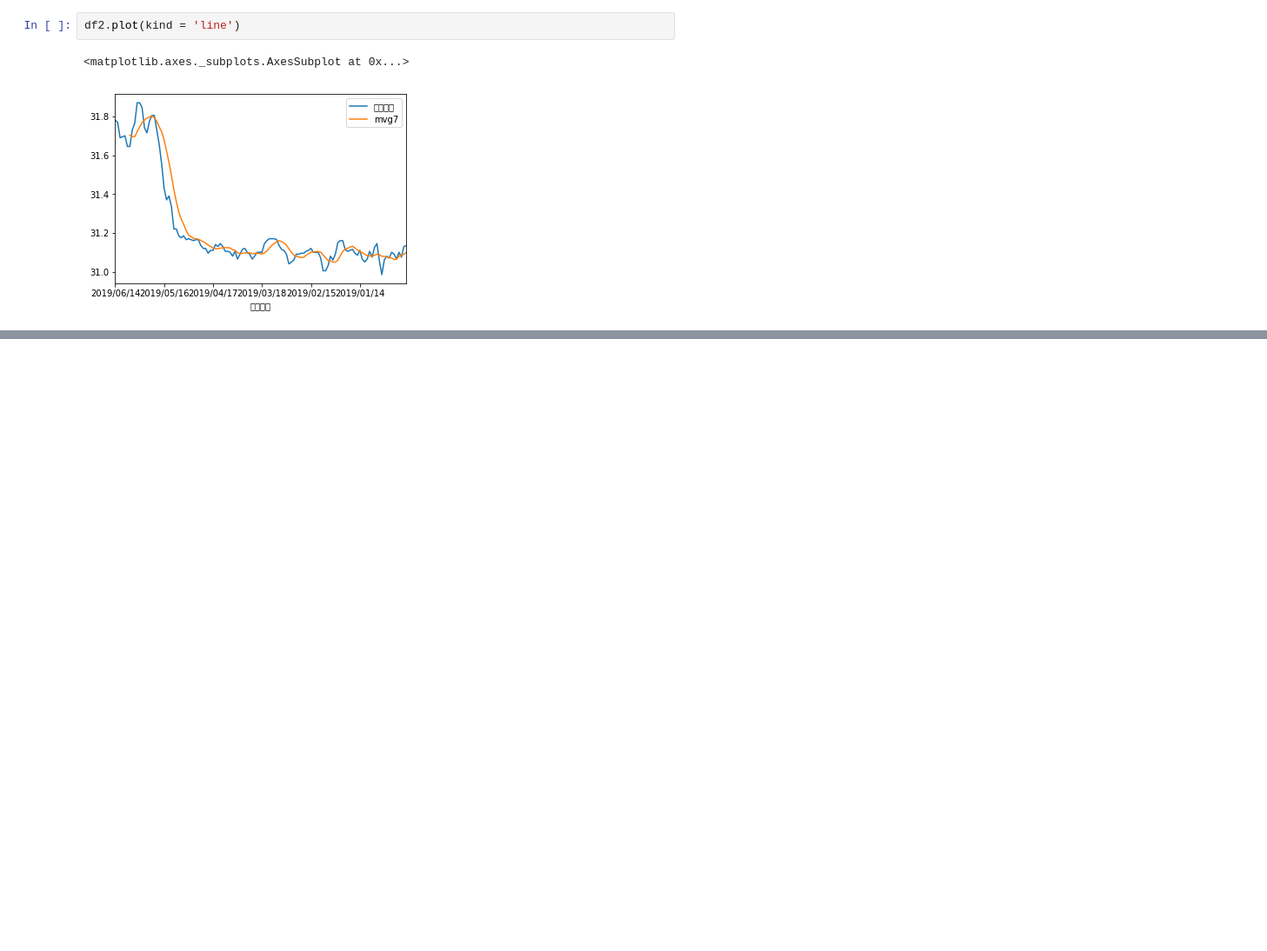
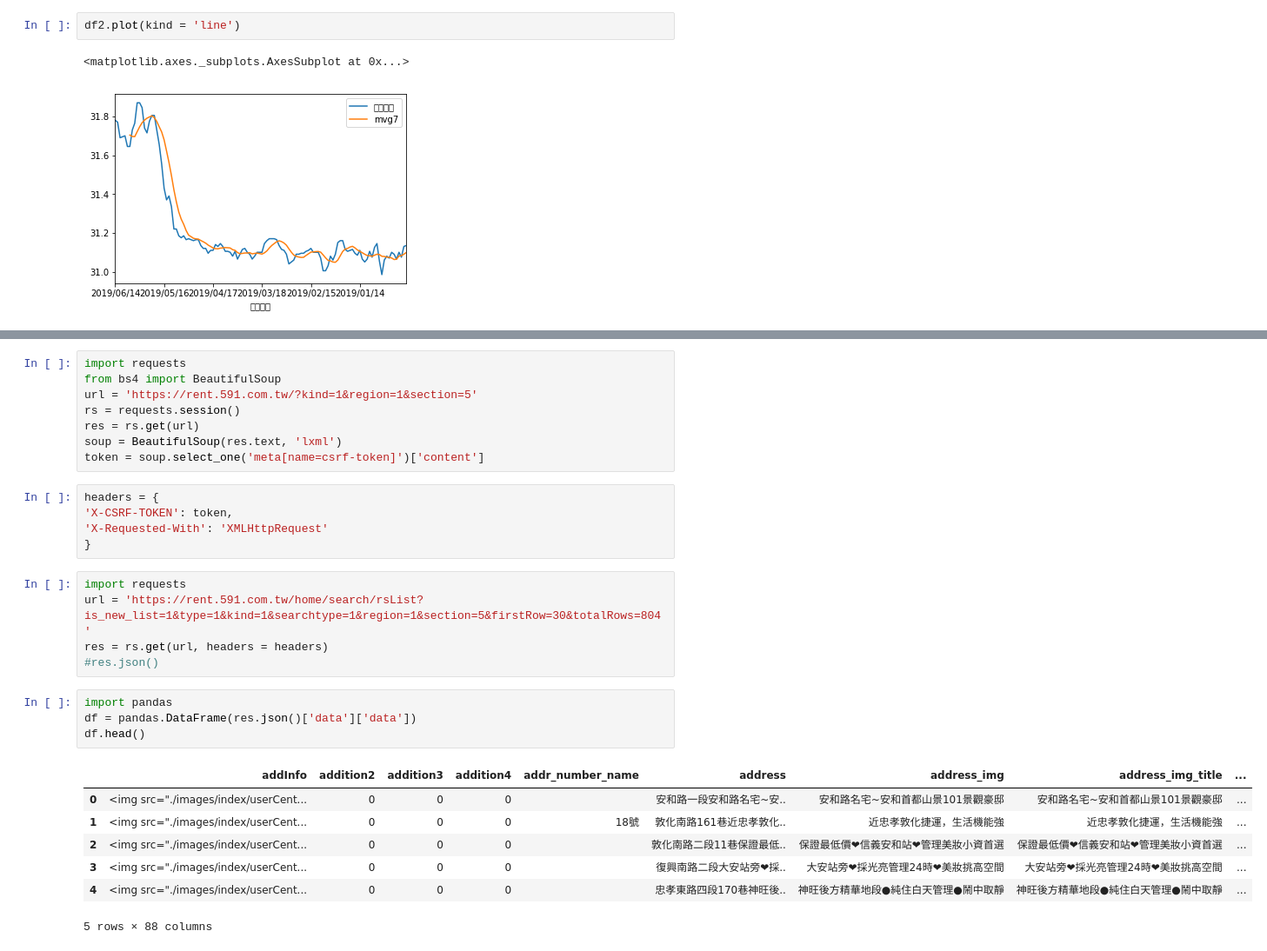
Before and after one commit to ywchiu/transglobepy, a Jupyter notebook: Demo20190614.ipynb, the cells around one changed output, grey strips where cells are left out. Shown at 87% size. Saved outputs shown, nothing was run; the diff lists cells and outputs as text; blank space fills up the shorter version.

```diff
--- a/Demo20190614.ipynb
+++ b/Demo20190614.ipynb
@@ -47,0 +149,30 @@ df2.plot(kind = 'line')
+# %%
+import requests
+from bs4 import BeautifulSoup
+url = 'https://rent.591.com.tw/?kind=1&region=1&section=5'
+rs = requests.session()
+res = rs.get(url)
+soup = BeautifulSoup(res.text, 'lxml')
+token = soup.select_one('meta[name=csrf-token]')['content']
+# %%
+headers = {
+'X-CSRF-TOKEN': token,
+'X-Requested-With': 'XMLHttpRequest'
+}
+# %%
+import requests
+url = 'https://rent.591.com.tw/home/search/rsList?is_new_list=1&type=1&kind=1&searchtype=1&region=1&section=5&firstRow=30&totalRows=804'
+res = rs.get(url, headers = headers)
+#res.json()
+# %%
+import pandas
+df = pandas.DataFrame(res.json()['data']['data'])
+df.head()
+# %% [output]
+|  | addInfo | addition2 | addition3 | addition4 | addr_number_name | address | address_img | address_img_title | ... |
+| 0 | <img src="./images/index/userCent... | 0 | 0 | 0 |  | 安和路一段安和路名宅~安.. | 安和路名宅~安和首都山景101景觀豪邸 | 安和路名宅~安和首都山景101景觀豪邸 | ... |
+| 1 | <img src="./images/index/userCent... | 0 | 0 | 0 | 18號 | 敦化南路161巷近忠孝敦化.. | 近忠孝敦化捷運，生活機能強 | 近忠孝敦化捷運，生活機能強 | ... |
+| 2 | <img src="./images/index/userCent... | 0 | 0 | 0 |  | 敦化南路二段11巷保證最低.. | 保證最低價❤信義安和站❤管理美妝小資首選 | 保證最低價❤信義安和站❤管理美妝小資首選 | ... |
+| 3 | <img src="./images/index/userCent... | 0 | 0 | 0 |  | 復興南路二段大安站旁❤採.. | 大安站旁❤採光亮管理24時❤美妝挑高空間 | 大安站旁❤採光亮管理24時❤美妝挑高空間 | ... |
+| 4 | <img src="./images/index/userCent... | 0 | 0 | 0 |  | 忠孝東路四段170巷神旺後.. | 神旺後方精華地段●純住白天管理●鬧中取靜 | 神旺後方精華地段●純住白天管理●鬧中取靜 | ... |
+5 rows × 88 columns
```
Also changed, not shown: parts of 20 cells of this notebook.
